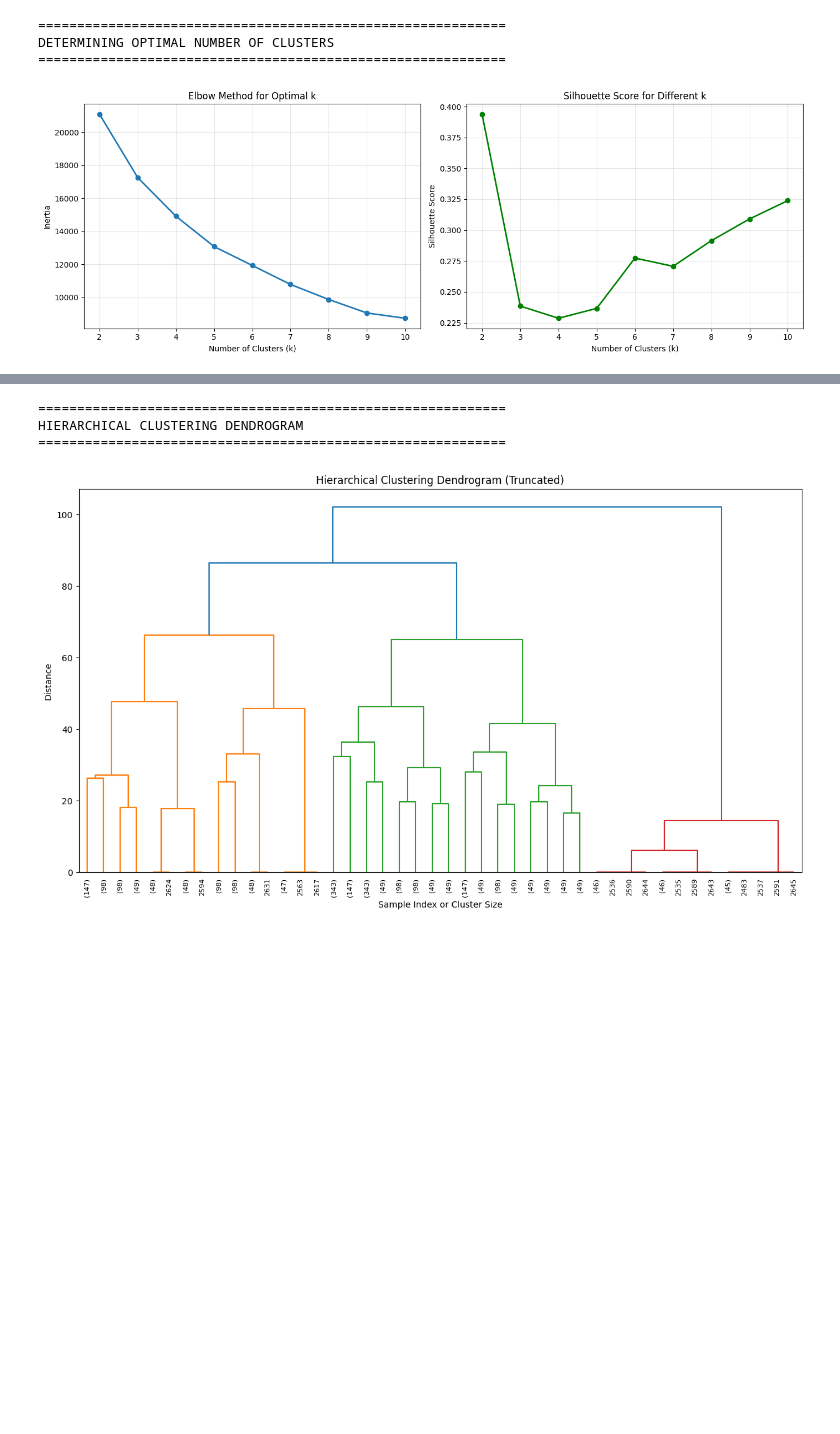
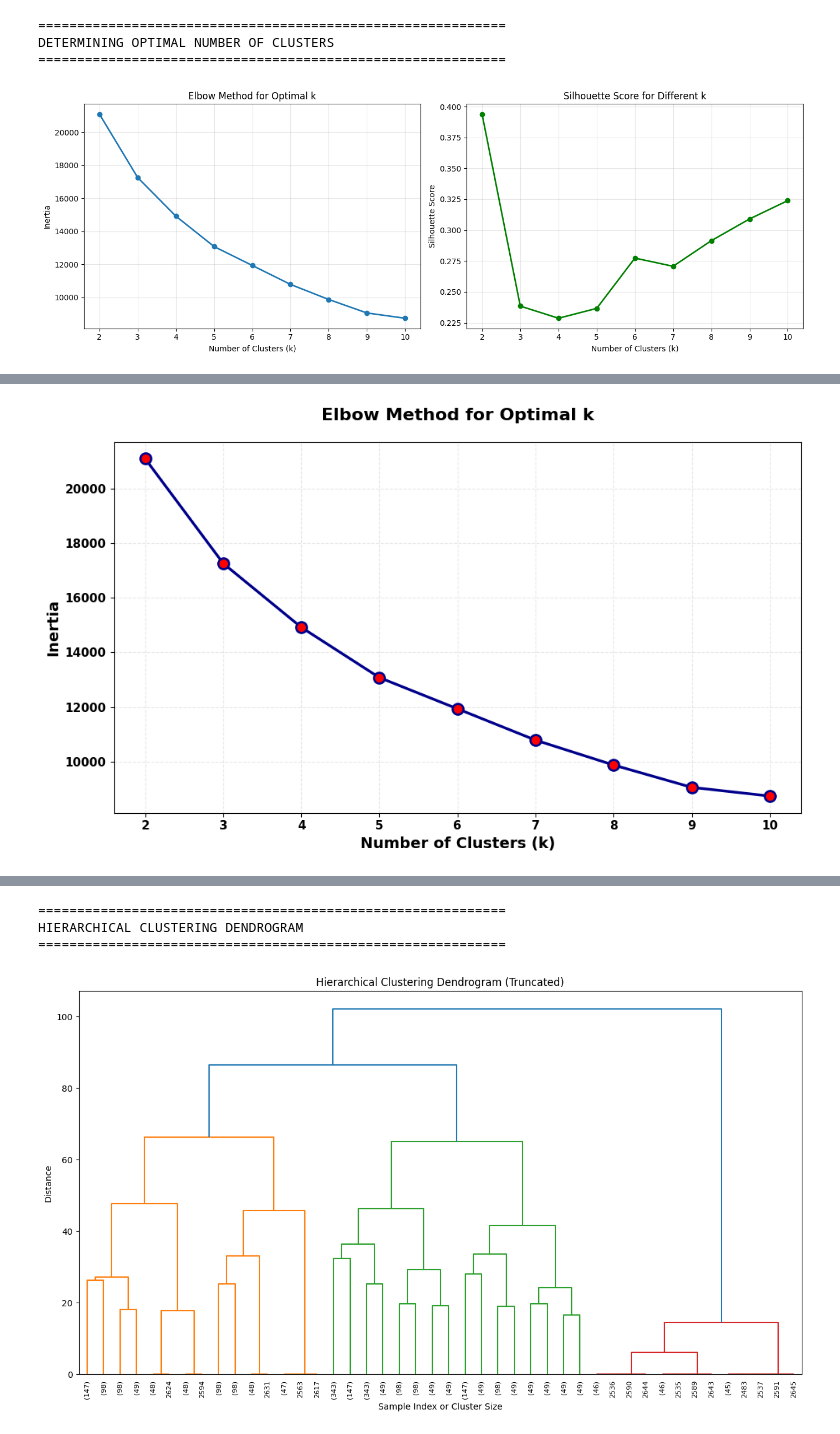
Before and after one commit to sandeepa-ukr/AI-Based-Crop-Predection, a Jupyter notebook: crop.ipynb, the cells around one changed output, grey strips where cells are left out. Cells and saved outputs as stored; diff of their text form; code cells hidden in the pictures; blank space fills up the shorter version.

```diff
--- a/crop.ipynb
+++ b/crop.ipynb
@@ -893,3 +926,92 @@ plt.show()
 DETERMINING OPTIMAL NUMBER OF CLUSTERS
 ============================================================
 [figure]
+# %%
+# ===================== 3. DETERMINE OPTIMAL NUMBER OF CLUSTERS (ELBOW METHOD) =====================
+
+print("\n" + "="*60)
+print("DETERMINING OPTIMAL NUMBER OF CLUSTERS")
+print("="*60)
+
+# Elbow method
+inertia = []
+silhouette_scores = []
+K_range = range(2, 11)
+
+for k in K_range:
+    kmeans = KMeans(n_clusters=3, random_state=42, n_init=10)
+    kmeans.fit(X_scaled)
+    inertia.append(kmeans.inertia_)
+    silhouette_scores.append(silhouette_score(X_scaled, kmeans.labels_))
+
+# ===================== PLOT 1: ELBOW METHOD (SEPARATE) =====================
+plt.figure(figsize=(10, 6))
+plt.plot(K_range, inertia, marker='o', linewidth=2.5, markersize=10,
+         color='darkblue', markerfacecolor='red', markeredgewidth=2)
+
+# Highlight the elbow point (k=3)
+# elbow_k = 3
+# elbow_idx = list(K_range).index(elbow_k)
+# plt.plot(elbow_k, inertia[elbow_idx], 'o', color='red', markersize=15,
+#          markerfacecolor='red', markeredgecolor='black', markeredgewidth=2)
+
+# Add annotation for elbow point
+# plt.annotate(f'Elbow Point (k={elbow_k})',
+#              xy=(elbow_k, inertia[elbow_idx]),
+#              xytext=(elbow_k + 1.5, inertia[elbow_idx] + 5000),
+#              fontsize=12, fontweight='bold',
+#              arrowprops=dict(arrowstyle='->', color='red', lw=2))
+
+plt.xlabel('Number of Clusters (k)', fontsize=14, fontweight='bold')
+plt.ylabel('Inertia', fontsize=14, fontweight='bold')
+plt.title('Elbow Method for Optimal k', fontsize=16, fontweight='bold', pad=20)
+plt.grid(True, alpha=0.3, linestyle='--')
+plt.xticks(fontsize=11, fontweight='bold')
+plt.yticks(fontsize=11, fontweight='bold')
+plt.tight_layout()
+plt.show()
+
+# Print elbow results
+print("\n" + "="*60)
+print("ELBOW METHOD RESULTS")
+print("="*60)
+for k, iner in zip(K_range, inertia):
+    print(f"  k={k}: Inertia = {iner:,.0f}")
+# print(f"\n{' '*4}→ Elbow point detected at: k = {elbow_k}")
+
+# ===================== PLOT 2: SILHOUETTE SCORE (SEPARATE) =====================
+plt.figure(figsize=(10, 6))
+plt.plot(K_range, silhouette_scores, marker='s', linewidth=2.5, markersize=10,
+         color='darkgreen', markerfacecolor='orange', markeredgewidth=2)
+
+# Highlight the best silhouette score
+# best_k = K_range[np.argmax(silhouette_scores)]
+# best_score = max(silhouette_scores)
+# best_idx = list(K_range).index(best_k)
+# plt.plot(best_k, best_score, 'o', color='orange', markersize=15,
+#          markerfacecolor='orange', markeredgecolor='black', markeredgewidth=2)
+
+# Add annotation for best silhouette score
+# plt.annotate(f'Best k={best_k} (Score: {best_score:.3f})',
+#              xy=(best_k, best_score),
+#              xytext=(best_k + 1.5, best_score - 0.02),
+#              fontsize=12, fontweight='bold',
+#              arrowprops=dict(arrowstyle='->', color='orange', lw=2))
+
+plt.xlabel('Number of Clusters (k)', fontsize=14, fontweight='bold')
+plt.ylabel('Silhouette Score', fontsize=14, fontweight='bold')
+plt.title('Silhouette Score for Different k', fontsize=16, fontweight='bold', pad=20)
+plt.grid(True, alpha=0.3, linestyle='--')
+plt.xticks(fontsize=11, fontweight='bold')
+plt.yticks(fontsize=11, fontweight='bold')
+plt.tight_layout()
+plt.show()
+
+# Print silhouette results
+print("\n" + "="*60)
+print("SILHOUETTE SCORE RESULTS")
+print("="*60)
+for k, score in zip(K_range, silhouette_scores):
+    print(f"  k={k}: Silhouette Score = {score:.4f}")
+# print(f"\n{' '*4}→ Best silhouette score: k={best_k} (Score: {best_score:.4f})")
+# %% [output]
@@ -895,0 +1021 @@ DETERMINING OPTIMAL NUMBER OF CLUSTERS
+[figure, added]
```
Also changed, not shown: parts of 7 cells of this notebook.
